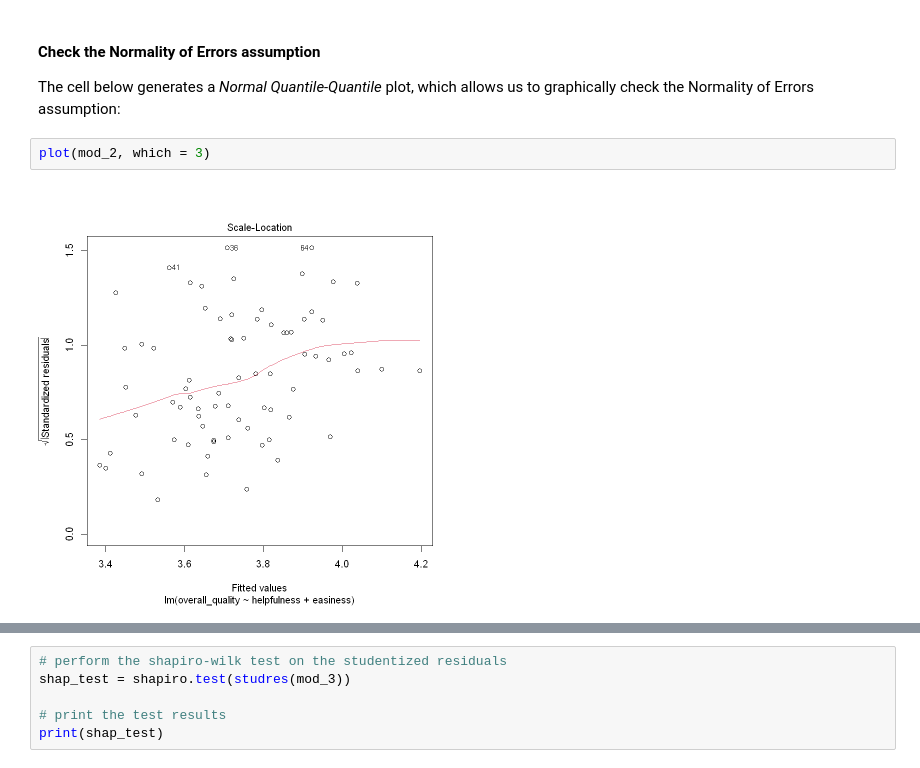
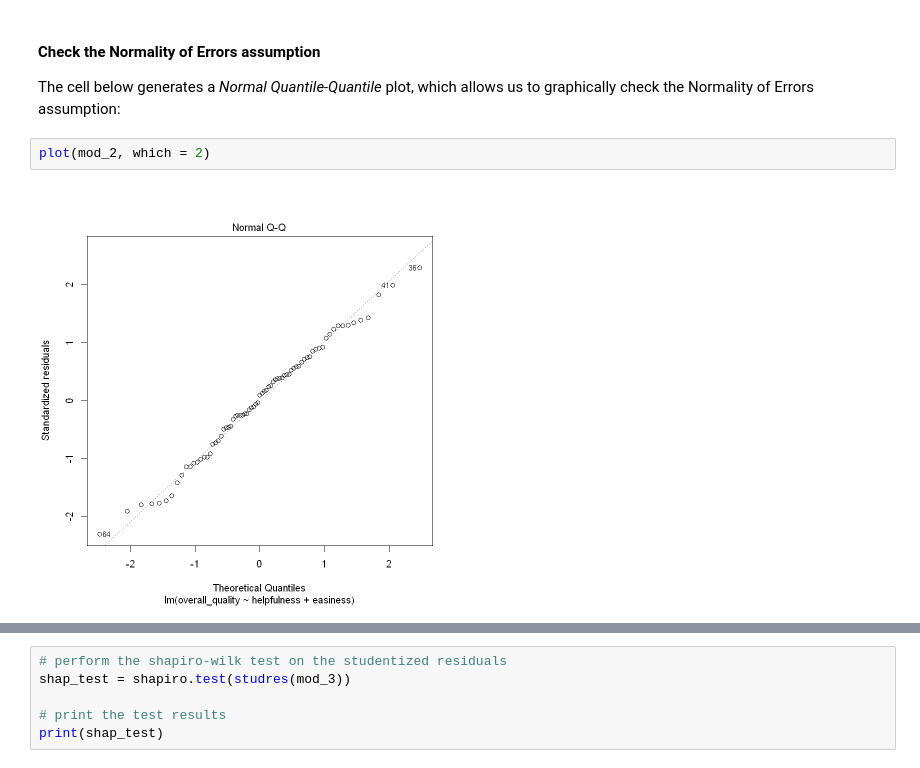
Before and after one commit to pxr687/r_tutorials, a Jupyter notebook: GLM.1_Linear_Regression.ipynb, the cells around one changed output, grey strips where cells are left out. Cells and saved outputs as stored; diff of their text form.

```diff
--- a/GLM.1_Linear_Regression.ipynb
+++ b/GLM.1_Linear_Regression.ipynb
@@ -435,9 +435,9 @@ If the $p$-value is significant, then this indicates that the assumption is viol
 
 The cell below generates a *Normal Quantile-Quantile* plot, which allows us to graphically check the Normality of Errors assumption:
 # %%
-plot(mod_2, which = 3)
+plot(mod_2, which = 2)
 # %% [output]
-[figure, old version]
+[figure, new version]
 # %% [markdown]
 If the assumption is met, then the points on the scatterplot should fall in a straight line following the diagonal line that runs across the plot. If the assumption is not met, the points will deviate from that line, as shown in the plot below:
 
```
Also changed, not shown: parts of 1 cell of this notebook.
